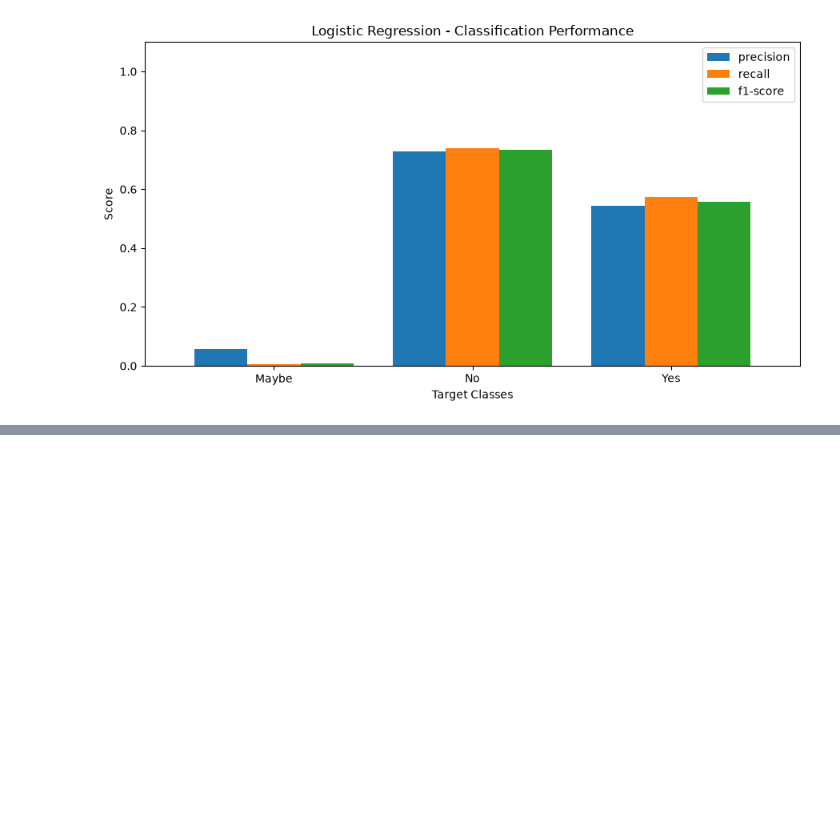
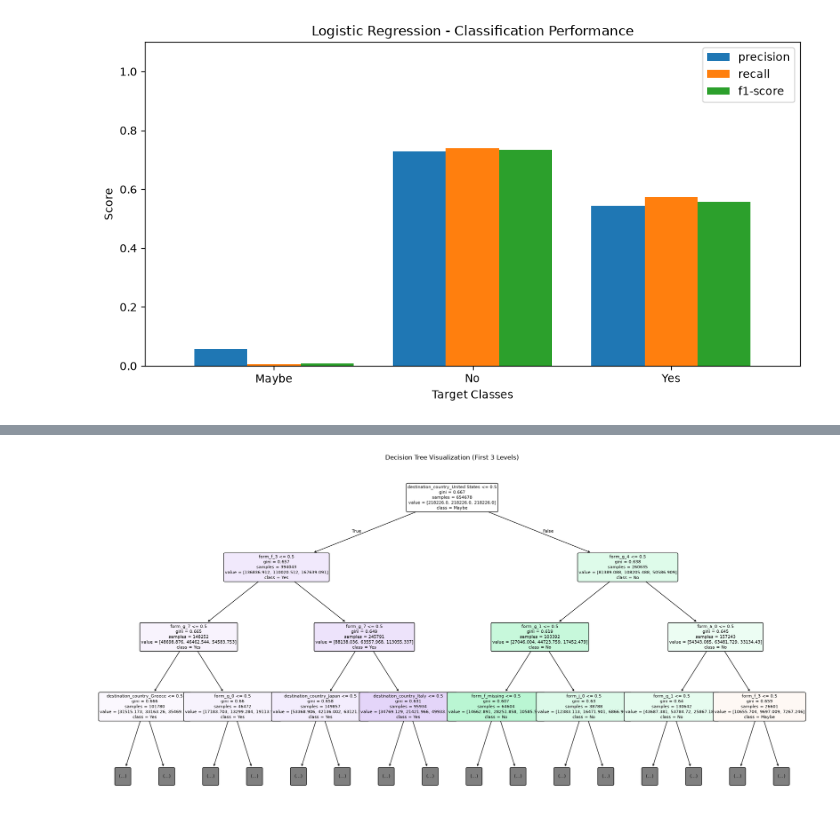
Before and after one commit to IreneStephen-DS/Indian_Tourism_ML, a Jupyter notebook: ProjectFiles/project.ipynb, the cells around one changed output, grey strips where cells are left out. Saved outputs shown, nothing was run; the diff lists cells and outputs as text; code cells hidden in the pictures; blank space fills up the shorter version.

Commit message:
trained decision tree

```diff
--- a/ProjectFiles/project.ipynb
+++ b/ProjectFiles/project.ipynb
@@ -1771,0 +1846,28 @@ weighted avg       0.64      0.66      0.65    159124
+# %%
+
+import matplotlib.pyplot as plt
+from sklearn.tree import plot_tree
+
+# Get feature names
+feature_names = (
+    list(encoded_features.columns) +
+    list(destination_encoder.get_feature_names_out())
+)
+
+# Plot Decision Tree
+plt.figure(figsize=(24, 12))
+
+plot_tree(
+    decision_tree_balanced,
+    max_depth=3,
+    feature_names=feature_names,
+    class_names=[str(c) for c in decision_tree_balanced.classes_],
+    filled=True,
+    rounded=True,
+    fontsize=8
+)
+
+plt.title("Decision Tree Visualization (First 3 Levels)")
+plt.show()
+# %% [output]
+[figure, added]
```
Also changed, not shown: parts of 4 cells of this notebook.
